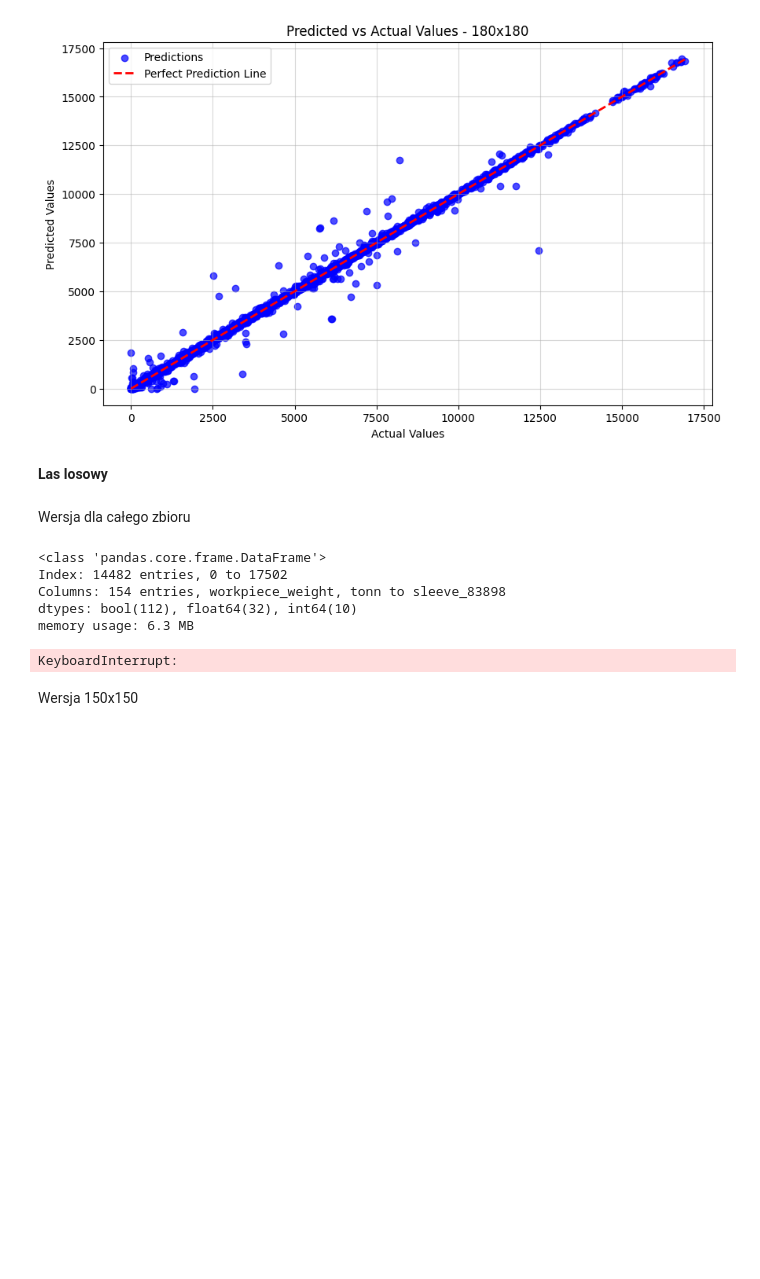
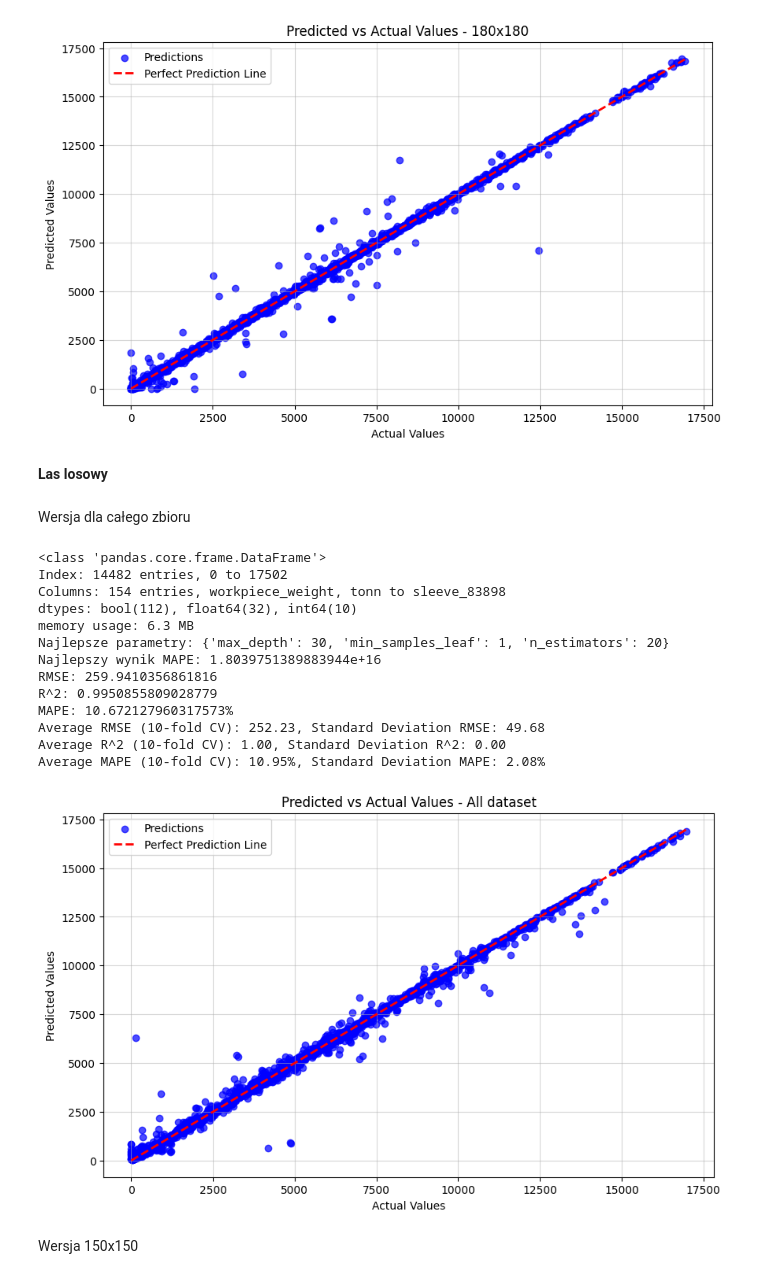
Before and after one commit to marus03/Engineer-s-Thesis, a Jupyter notebook: Untitled.ipynb, the cells around one changed output. Drawn from its saved outputs; the diff is of its cells as text; code cells hidden in the pictures; blank space fills up the shorter version.

```diff
--- a/Untitled.ipynb
+++ b/Untitled.ipynb
@@ -585,6 +585,8 @@ Wersja dla całego zbioru
 from sklearn.model_selection import train_test_split, cross_val_score, KFold, GridSearchCV
 from sklearn.ensemble import RandomForestRegressor
 from sklearn.metrics import mean_squared_error, make_scorer, r2_score
+
+warnings.simplefilter(action='ignore', category=FutureWarning)
 
 data_encoded = pd.get_dummies(data)
 data_encoded.info()
@@ -606,7 +608,7 @@ X_train, X_test, y_train, y_test = train_test_split(X, y, test_size=0.2, random_
 
 # Parametry do przetestowania w GridSearch
 param_grid = {
-    'n_estimators': [100, 200],            # Liczba drzew
+    'n_estimators': [10, 20],            # Liczba drzew
     'max_depth': [10, 20, 30],             # Maksymalna głębokość drzewa
     'min_samples_leaf': [1, 2, 5, 10]      # Minimalna liczba próbek w liściu
 }
@@ -649,34 +651,42 @@ mape_scorer = make_scorer(mape, greater_is_better=False)
 
 # Wyniki kroswalidacji dla najlepszego modelu
 rmse_scores = cross_val_score(best_forest_model, X, y, cv=kf, scoring=rmse_scorer)
 print(f"Average RMSE (10-fold CV): {np.mean(np.abs(rmse_scores)):.2f}, Standard Deviation RMSE: {np.std(rmse_scores):.2f}")
 
 r2_scores = cross_val_score(best_forest_model, X, y, cv=kf, scoring='r2')
 print(f"Average R^2 (10-fold CV): {np.mean(r2_scores):.2f}, Standard Deviation R^2: {np.std(r2_scores):.2f}")
 
 mape_scores = cross_val_score(best_forest_model, X, y, cv=kf, scoring=mape_scorer)
 print(f"Average MAPE (10-fold CV): {np.mean(np.abs(mape_scores)):.2f}%, Standard Deviation MAPE: {np.std(mape_scores):.2f}%")
 
 # Rysowanie wykresu Predykcja vs Rzeczywiste wartości
 plt.figure(figsize=(10, 6))
 
 plt.scatter(y_test, y_pred, alpha=0.7, color='blue', label='Predictions')
 plt.plot([y_test.min(), y_test.max()], [y_test.min(), y_test.max()], color='red', linestyle='--', linewidth=2, label='Perfect Prediction Line')
 
 plt.title("Predicted vs Actual Values - All dataset")
 plt.xlabel("Actual Values")
 plt.ylabel("Predicted Values")
 plt.legend()
 plt.grid(alpha=0.5)
 
 plt.show()
 # %% [output]
 <class 'pandas.core.frame.DataFrame'>
 Index: 14482 entries, 0 to 17502
 Columns: 154 entries, workpiece_weight, tonn to sleeve_83898
 dtypes: bool(112), float64(32), int64(10)
 memory usage: 6.3 MB
+Najlepsze parametry: {'max_depth': 30, 'min_samples_leaf': 1, 'n_estimators': 20}
+Najlepszy wynik MAPE: 1.8039751389883944e+16
+RMSE: 259.9410356861816
+R^2: 0.9950855809028779
+MAPE: 10.672127960317573%
+Average RMSE (10-fold CV): 252.23, Standard Deviation RMSE: 49.68
+Average R^2 (10-fold CV): 1.00, Standard Deviation R^2: 0.00
+Average MAPE (10-fold CV): 10.95%, Standard Deviation MAPE: 2.08%
-KeyboardInterrupt:
+[figure, added]
 # %% [markdown]
 Wersja 150x150
 # %%
```
Also changed, not shown: parts of 8 cells of this notebook.
